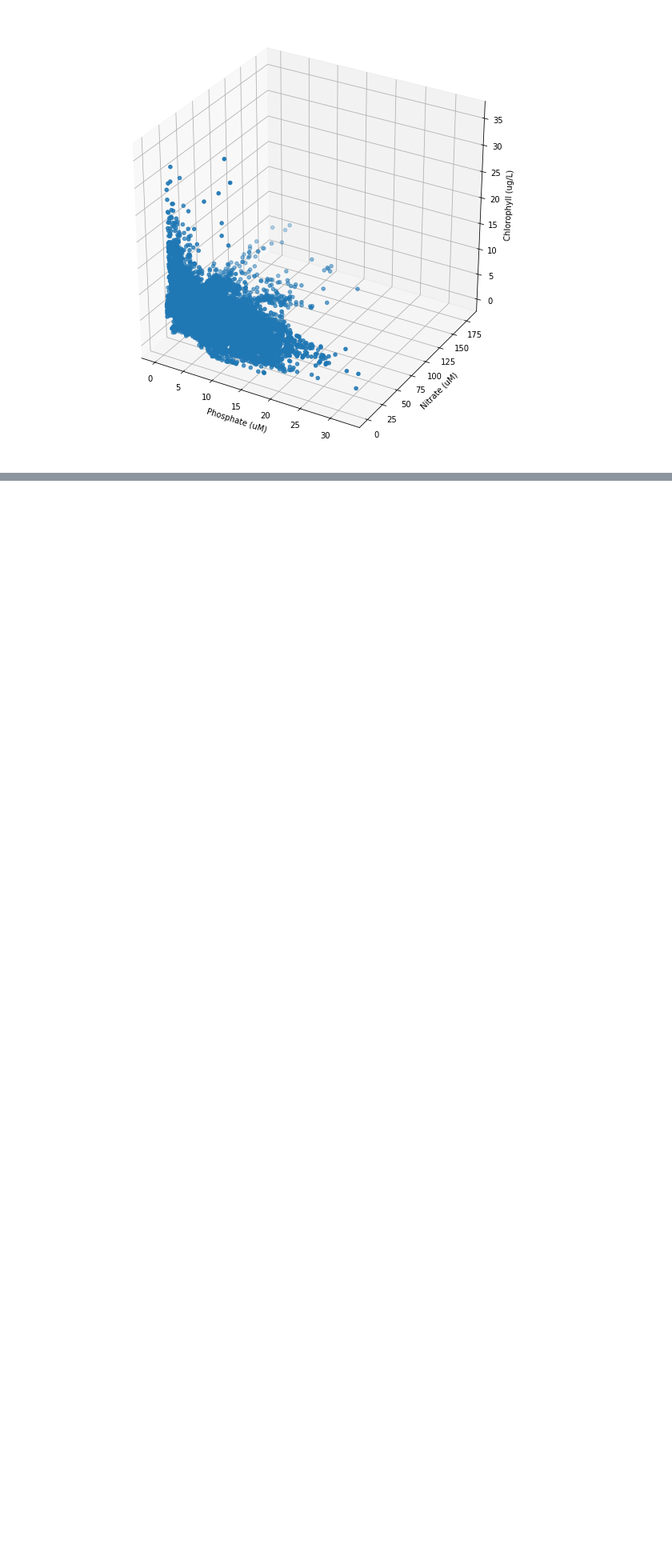
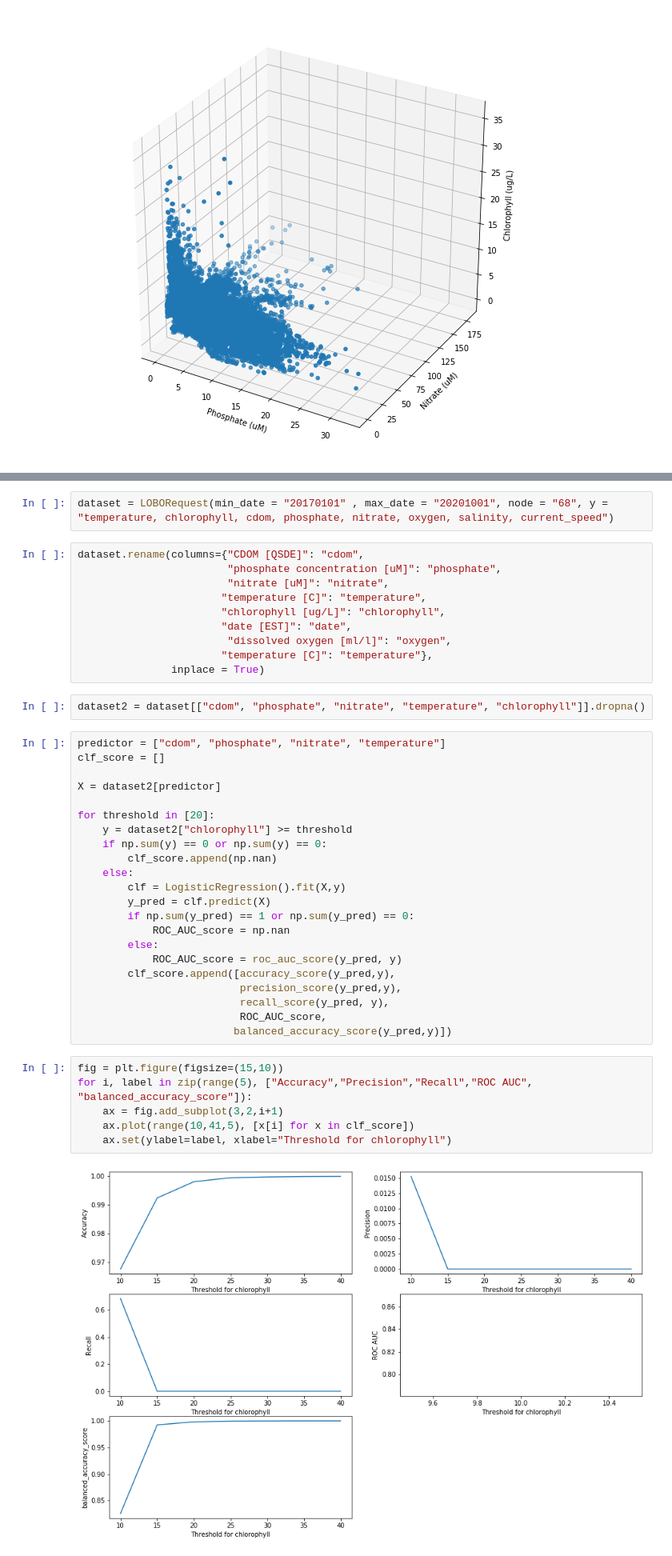
Before and after one commit to quachhungvietnam/HarmfulAlgalBloom, a Jupyter notebook: Capstone Code/In_Situ/LOBO dataset.ipynb, the cells around one changed output, grey strips where cells are left out. Shown: that part at 80% size. Saved outputs shown, nothing was run; the diff lists cells and outputs as text; blank space fills up the shorter version.

```diff
--- a/Capstone Code/In_Situ/LOBO dataset.ipynb
+++ b/Capstone Code/In_Situ/LOBO dataset.ipynb
@@ -137,0 +150,44 @@ for year in [2017, 2018, 2019]:
+# %%
+dataset = LOBORequest(min_date = "20170101" , max_date = "20201001", node = "68", y = "temperature, chlorophyll, cdom, phosphate, nitrate, oxygen, salinity, current_speed")
+# %%
+dataset.rename(columns={"CDOM [QSDE]": "cdom",
+                        "phosphate concentration [uM]": "phosphate",
+                        "nitrate [uM]": "nitrate",
+                       "temperature [C]": "temperature",
+                       "chlorophyll [ug/L]": "chlorophyll",
+                       "date [EST]": "date",
+                        "dissolved oxygen [ml/l]": "oxygen",
+                       "temperature [C]": "temperature"},
+               inplace = True)
+# %%
+dataset2 = dataset[["cdom", "phosphate", "nitrate", "temperature", "chlorophyll"]].dropna()
+# %%
+predictor = ["cdom", "phosphate", "nitrate", "temperature"]
+clf_score = []
+
+X = dataset2[predictor]
+
+for threshold in [20]:
+    y = dataset2["chlorophyll"] >= threshold
+    if np.sum(y) == 0 or np.sum(y) == 0:
+        clf_score.append(np.nan)
+    else:
+        clf = LogisticRegression().fit(X,y)
+        y_pred = clf.predict(X)
+        if np.sum(y_pred) == 1 or np.sum(y_pred) == 0:
+            ROC_AUC_score = np.nan
+        else:
+            ROC_AUC_score = roc_auc_score(y_pred, y)
+        clf_score.append([accuracy_score(y_pred,y),
+                          precision_score(y_pred,y),
+                          recall_score(y_pred, y),
+                          ROC_AUC_score,
+                         balanced_accuracy_score(y_pred,y)])
+# %%
+fig = plt.figure(figsize=(15,10))
+for i, label in zip(range(5), ["Accuracy","Precision","Recall","ROC AUC", "balanced_accuracy_score"]):
+    ax = fig.add_subplot(3,2,i+1)
+    ax.plot(range(10,41,5), [x[i] for x in clf_score])
+    ax.set(ylabel=label, xlabel="Threshold for chlorophyll")
+# %% [output]
+[figure, added]
```
Also changed, not shown: parts of 25 cells of this notebook, 10 other files.
